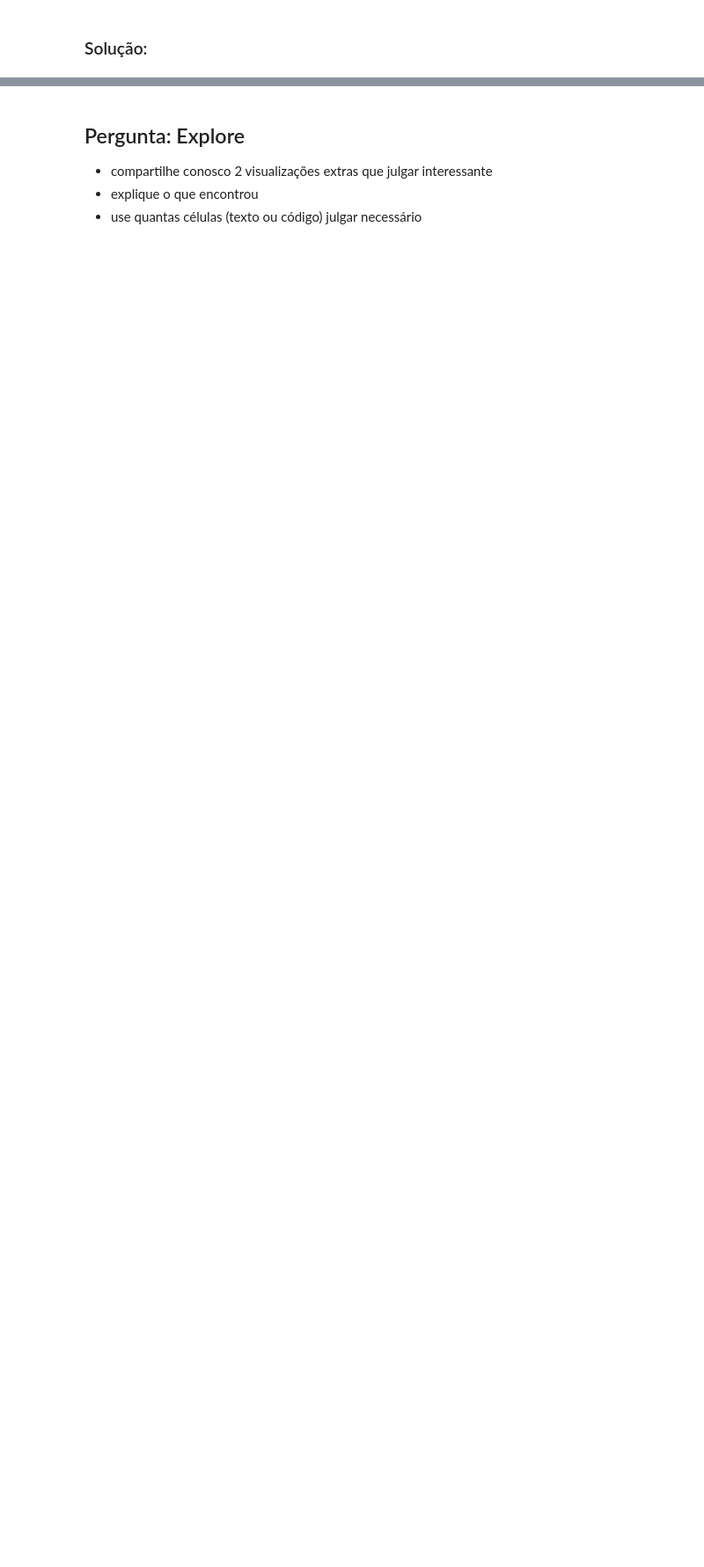
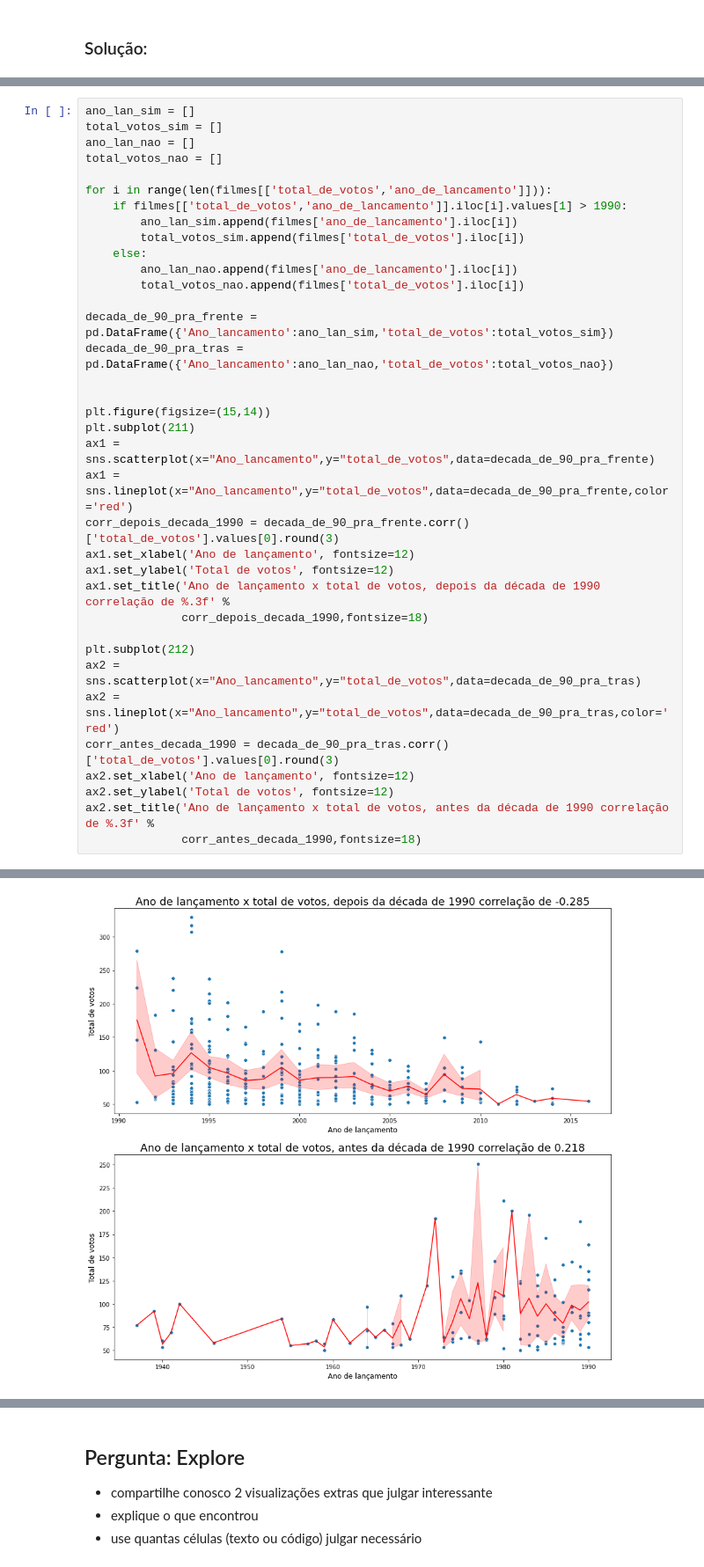
Before and after one commit to SamuelHericles/Training_project_Data_Science, a Jupyter notebook: Formação Data Science Alura - Análise exploratória do MovieLens.ipynb, the cells around one changed output, grey strips where cells are left out. Shown at 88% size. Drawn from its saved outputs; the diff is of its cells as text; blank space fills up the shorter version.

```diff
--- a/Formação Data Science Alura - Análise exploratória do MovieLens.ipynb
+++ b/Formação Data Science Alura - Análise exploratória do MovieLens.ipynb
@@ -925,0 +993,37 @@ RuntimeError: Selected KDE bandwidth is 0. Cannot estimate density.
+# %%
+ano_lan_sim = []
+total_votos_sim = []
+ano_lan_nao = []
+total_votos_nao = []
+
+for i in range(len(filmes[['total_de_votos','ano_de_lancamento']])):
+    if filmes[['total_de_votos','ano_de_lancamento']].iloc[i].values[1] > 1990:
+        ano_lan_sim.append(filmes['ano_de_lancamento'].iloc[i])
+        total_votos_sim.append(filmes['total_de_votos'].iloc[i])
+    else:
+        ano_lan_nao.append(filmes['ano_de_lancamento'].iloc[i])
+        total_votos_nao.append(filmes['total_de_votos'].iloc[i])
+
+decada_de_90_pra_frente = pd.DataFrame({'Ano_lancamento':ano_lan_sim,'total_de_votos':total_votos_sim})
+decada_de_90_pra_tras = pd.DataFrame({'Ano_lancamento':ano_lan_nao,'total_de_votos':total_votos_nao})
+
+
+plt.figure(figsize=(15,14))
+plt.subplot(211)
+ax1 = sns.scatterplot(x="Ano_lancamento",y="total_de_votos",data=decada_de_90_pra_frente)
+ax1 = sns.lineplot(x="Ano_lancamento",y="total_de_votos",data=decada_de_90_pra_frente,color='red')
+corr_depois_decada_1990 = decada_de_90_pra_frente.corr()['total_de_votos'].values[0].round(3)
+ax1.set_xlabel('Ano de lançamento', fontsize=12)
+ax1.set_ylabel('Total de votos', fontsize=12)
+ax1.set_title('Ano de lançamento x total de votos, depois da década de 1990 correlação de %.3f' %
+              corr_depois_decada_1990,fontsize=18)
+
+plt.subplot(212)
+ax2 = sns.scatterplot(x="Ano_lancamento",y="total_de_votos",data=decada_de_90_pra_tras)
+ax2 = sns.lineplot(x="Ano_lancamento",y="total_de_votos",data=decada_de_90_pra_tras,color='red')
+corr_antes_decada_1990 = decada_de_90_pra_tras.corr()['total_de_votos'].values[0].round(3)
+ax2.set_xlabel('Ano de lançamento', fontsize=12)
+ax2.set_ylabel('Total de votos', fontsize=12)
+ax2.set_title('Ano de lançamento x total de votos, antes da década de 1990 correlação de %.3f' %
+              corr_antes_decada_1990,fontsize=18)
+# %% [output]
@@ -925,0 +1031 @@ RuntimeError: Selected KDE bandwidth is 0. Cannot estimate density.
+[figure, added]
```
Also changed, not shown: parts of 24 cells of this notebook.
